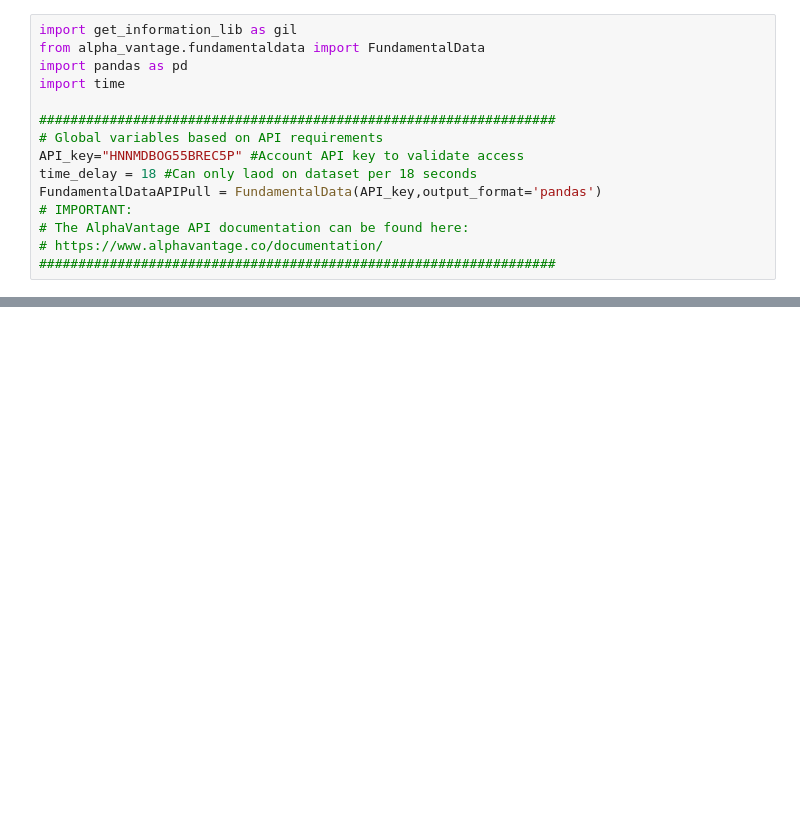
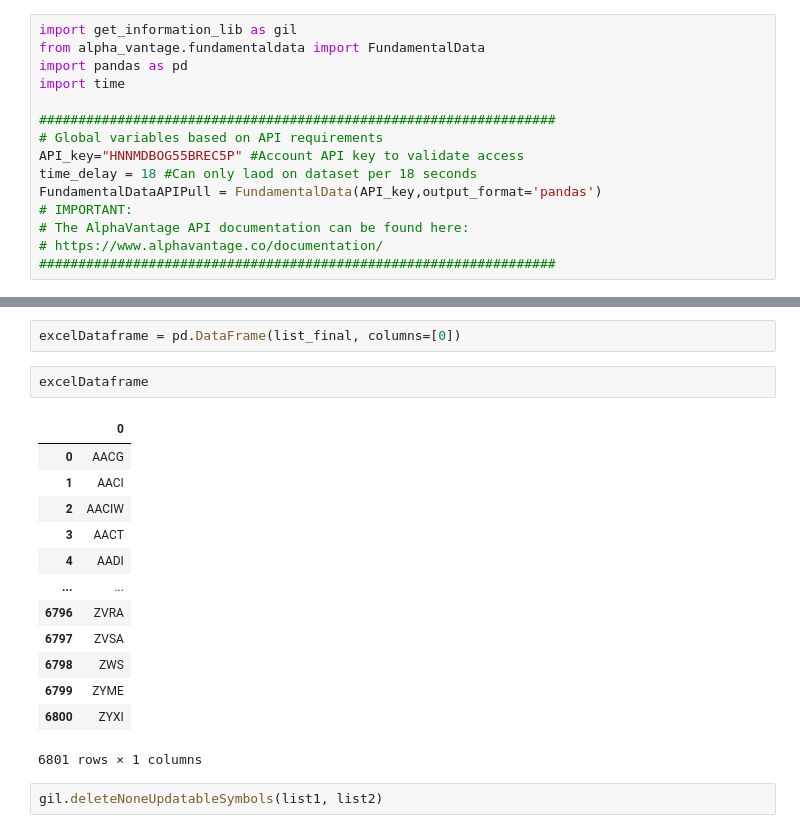
Before and after one commit to Sbock1/fortuneTeller, a Jupyter notebook: notebook.ipynb, the cells around one changed output, grey strips where cells are left out. Cells and saved outputs as stored; diff of their text form; blank space fills up the shorter version.

Commit message:
Error excel

```diff
--- a/notebook.ipynb
+++ b/notebook.ipynb
@@ -110,0 +82,20 @@ IndexError: At least one sheet must be visible
+# %%
+excelDataframe = pd.DataFrame(list_final, columns=[0])
+# %%
+excelDataframe
+# %% [output]
+|  | 0 |
+| 0 | AACG |
+| 1 | AACI |
+| 2 | AACIW |
+| 3 | AACT |
+| 4 | AADI |
+| ... | ... |
+| 6796 | ZVRA |
+| 6797 | ZVSA |
+| 6798 | ZWS |
+| 6799 | ZYME |
+| 6800 | ZYXI |
+6801 rows × 1 columns
+# %%
+gil.deleteNoneUpdatableSymbols(list1, list2)
```
Also changed, not shown: parts of 16 cells of this notebook, 5 other files.
